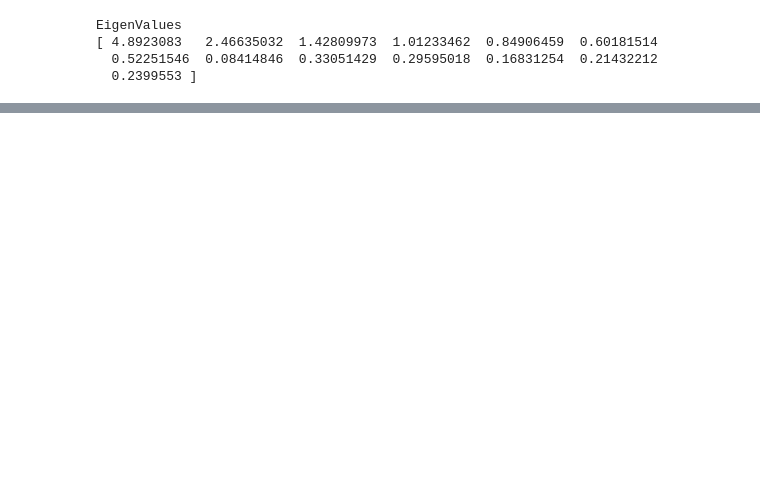
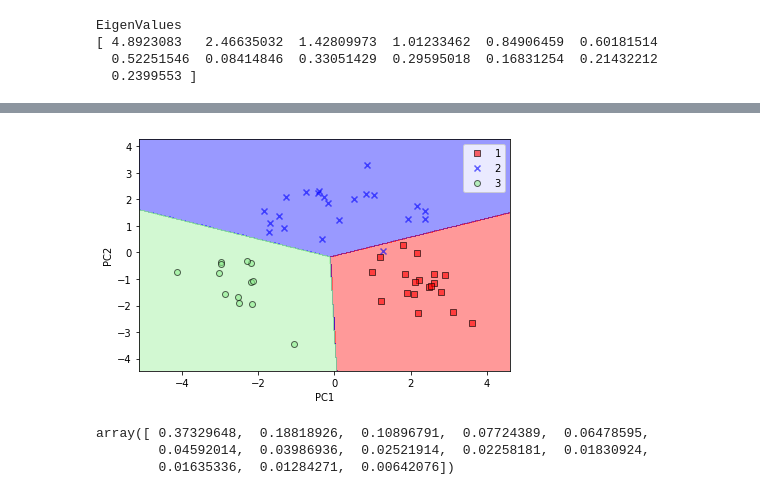
Before and after one commit to hisashi0308/python-machine-learning-book-mine, a Jupyter notebook: ch05.ipynb, the cells around one changed output, grey strips where cells are left out. Cells and saved outputs as stored; diff of their text form; code cells hidden in the pictures; blank space fills up the shorter version.

```diff
--- a/ch05.ipynb
+++ b/ch05.ipynb
@@ -24,0 +153,17 @@ EigenValues
+# %%
+plot_decision_regions(X_test_pca, y_test, classifier=lr)
+plt.xlabel('PC1')
+plt.ylabel('PC2')
+plt.legend(loc='best')
+plt.tight_layout()
+plt.show()
+# %% [output]
+[figure, added]
+# %%
+pca = PCA(n_components=None)
+X_train_pca = pca.fit_transform(X_train_std)
+pca.explained_variance_ratio_
+# %% [output]
+array([ 0.37329648,  0.18818926,  0.10896791,  0.07724389,  0.06478595,
+        0.04592014,  0.03986936,  0.02521914,  0.02258181,  0.01830924,
+        0.01635336,  0.01284271,  0.00642076])
```
Also changed, not shown: parts of 20 cells of this notebook.
